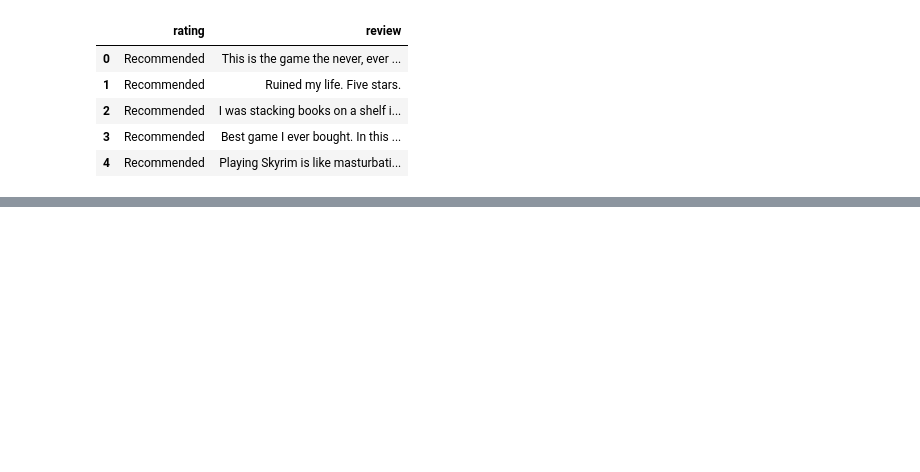
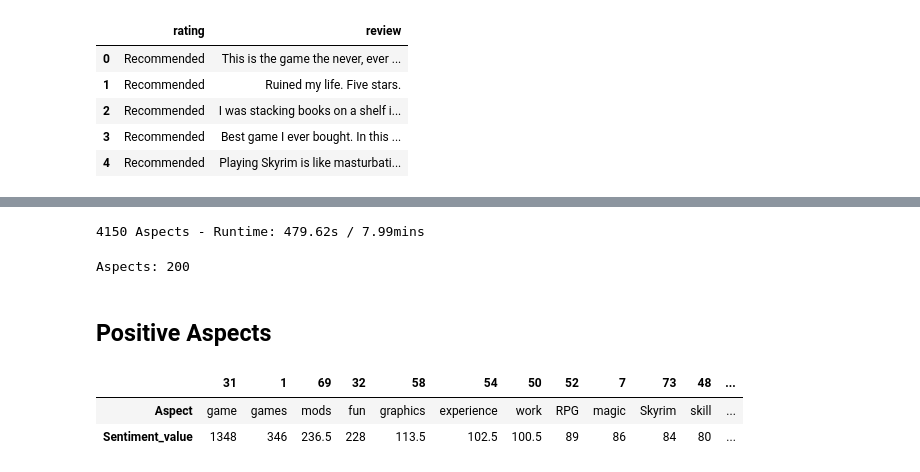
Before and after one commit to ARBraithwaite/Learning-Projects, a Jupyter notebook: NLP/Aspect Based Sentiment Analysis.ipynb, the cells around one changed output, grey strips where cells are left out. Saved outputs shown, nothing was run; the diff lists cells and outputs as text; code cells hidden in the pictures; blank space fills up the shorter version.

Commit message:
aspect

```diff
--- a/NLP/Aspect Based Sentiment Analysis.ipynb
+++ b/NLP/Aspect Based Sentiment Analysis.ipynb
@@ -129,0 +222,36 @@ TypeError: Argument 'string' has incorrect type (expected str, got spacy.tokens.
+# %%
+from time import perf_counter
+start = perf_counter()
+counter = Counter()
+for review in data['review']:
+    counter.update(aspect_sentiment(expand_contractions(review)))
+end = perf_counter()
+execution_time = (end - start)
+print(f'{len(counter)} Aspects - Runtime: {execution_time:.2f}s / {execution_time/60:.2f}mins')
+# %% [output]
+4150 Aspects - Runtime: 479.62s / 7.99mins
+# %%
+def filter_keywords(counter, n: int):
+    """
+    Get aspects with atleast more than n sentiment values
+    """
+    for key in counter.copy():
+        if abs(counter[key]) <= n:
+            del counter[key]
+    print(f'Aspects: {len(counter)}')
+    return counter
+# %%
+aspect_dict = filter_keywords(counter, 10)
+# %% [output]
+Aspects: 200
+# %%
+pos_aspect = [(aspect,value) for (aspect,value) in aspect_dict.items() if value > 0]
+neg_aspect = [(aspect,value) for (aspect,value) in aspect_dict.items() if value < 0]
+# %% [markdown]
+## Positive Aspects
+# %%
+pd.DataFrame(pos_aspect, columns=['Aspect', 'Sentiment_value']).sort_values(by='Sentiment_value', ascending=False).T
+# %% [output]
+|  | 31 | 1 | 69 | 32 | 58 | 54 | 50 | 52 | 7 | 73 | 48 | ... |
+| Aspect | game | games | mods | fun | graphics | experience | work | RPG | magic | Skyrim | skill | ... |
+| Sentiment_value | 1348 | 346 | 236.5 | 228 | 113.5 | 102.5 | 100.5 | 89 | 86 | 84 | 80 | ... |
```
Also changed, not shown: parts of 25 cells of this notebook.
